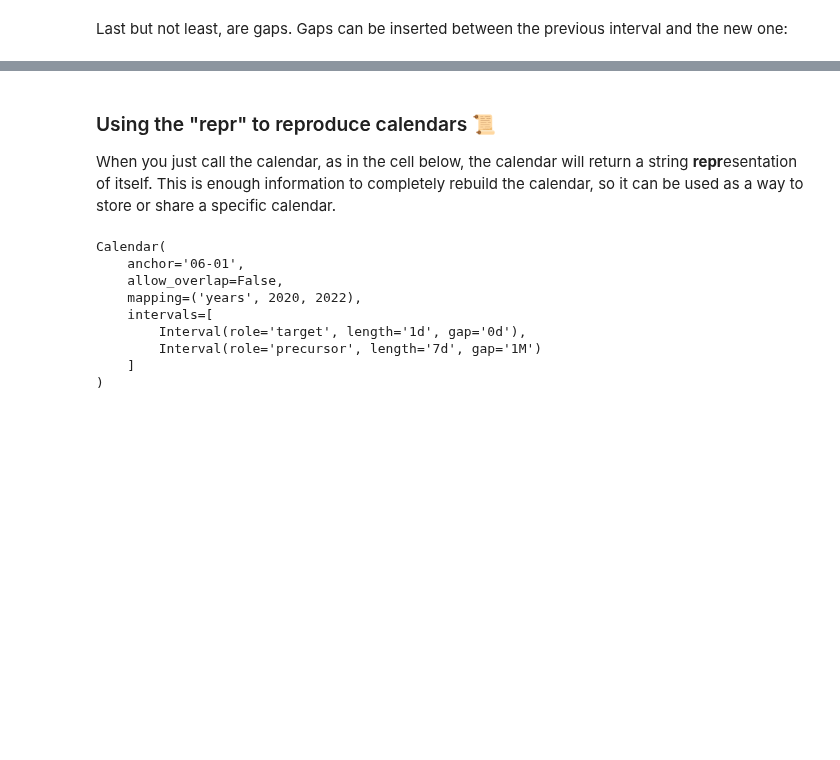
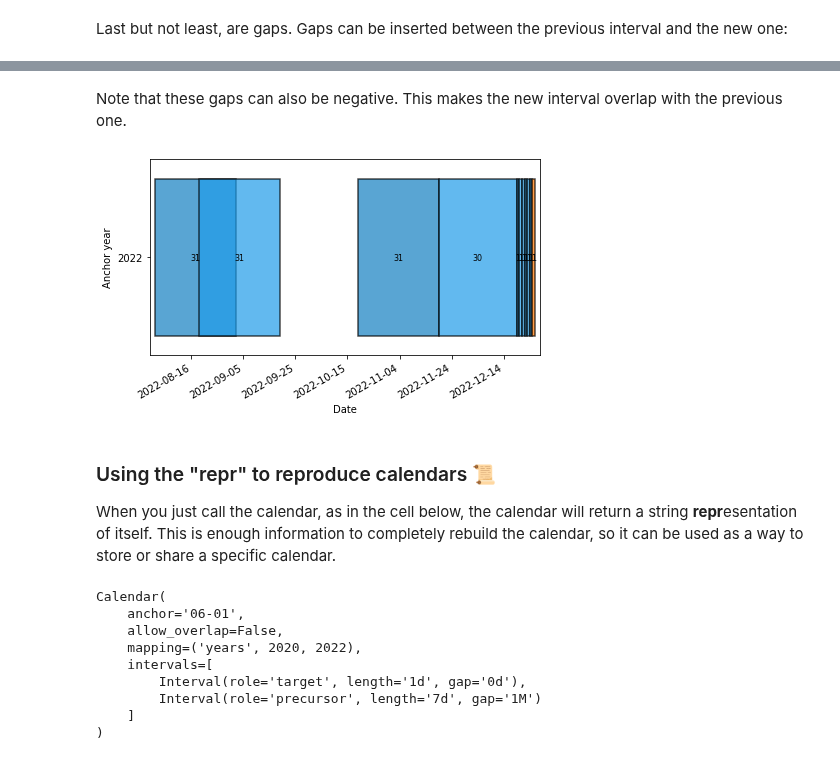
Before and after one commit to AI4S2S/s2spy, a Jupyter notebook: notebooks/all_about_the_calendar.ipynb, the cells around one changed output, grey strips where cells are left out. Drawn from its saved outputs; the diff is of its cells as text; code cells hidden in the pictures; blank space fills up the shorter version.

```diff
--- a/notebooks/all_about_the_calendar.ipynb
+++ b/notebooks/all_about_the_calendar.ipynb
@@ -105,3 +103,10 @@ fig = plt.gcf(); fig.autofmt_xdate()
+# %% [markdown]
+Note that these gaps can also be negative. This makes the new interval overlap with the previous one.
+# %%
+cal.add_interval("precursor", length="1M", gap="-2W")
+cal.visualize(n_years=1, add_legend=False, show_length=True)
+# %% [output]
+[figure, added]
 # %% [markdown]
 ### Using the "repr" to reproduce calendars 📜
 When you just call the calendar, as in the cell below, the calendar will return a string **repr**esentation of itself. This is enough information to completely rebuild the calendar, so it can be used as a way to store or share a specific calendar.
```
Also changed, not shown: parts of 12 cells of this notebook.
